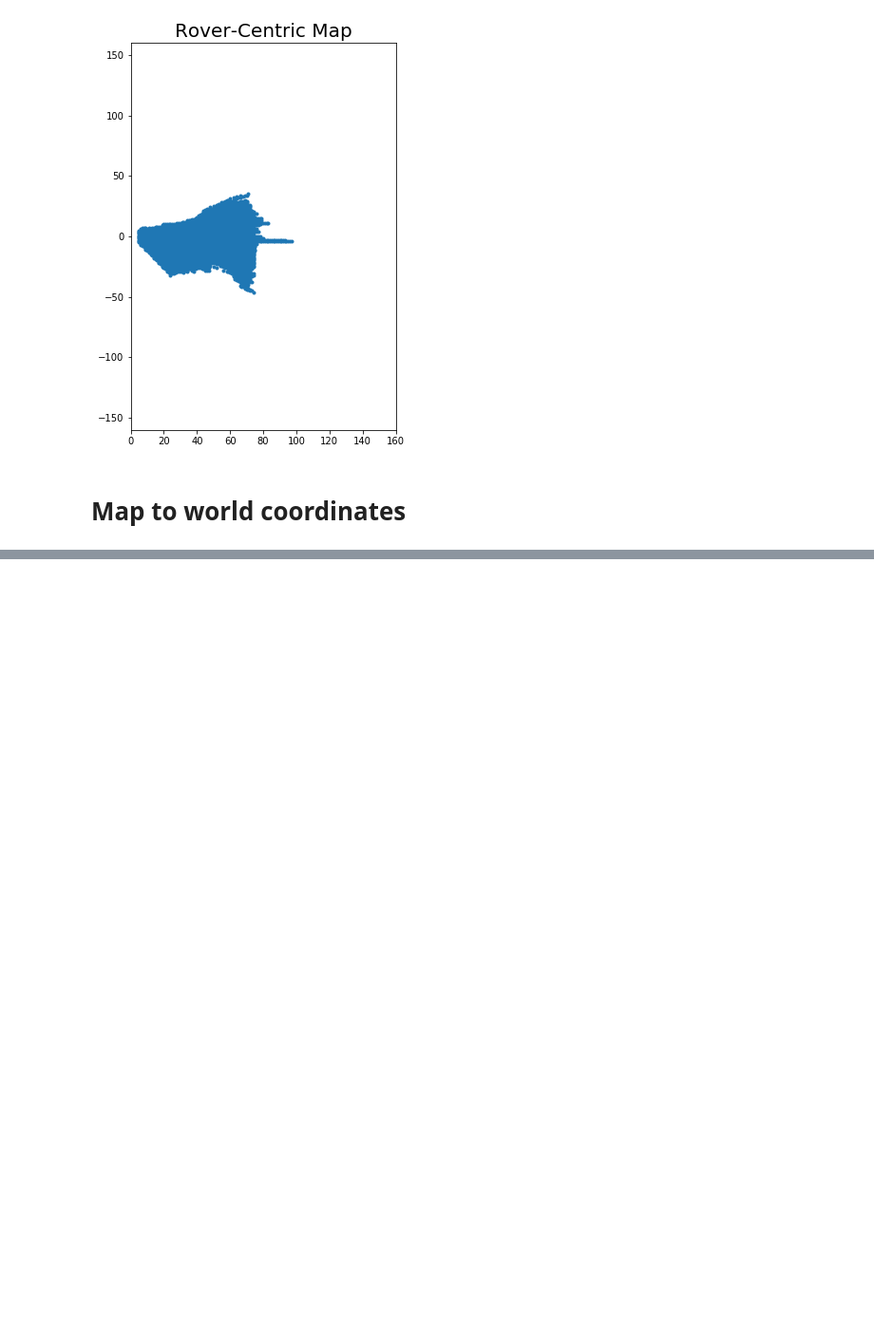
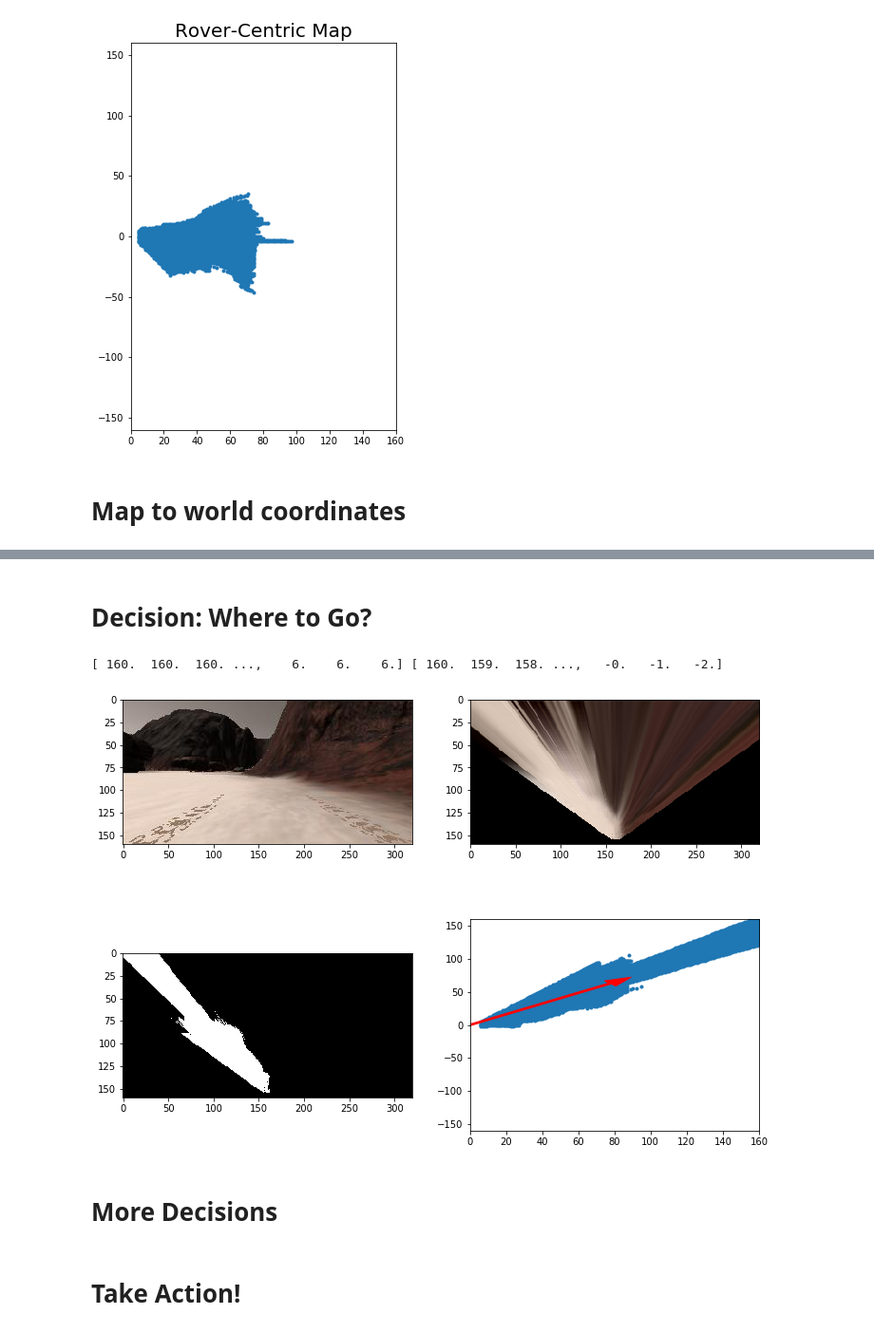
Before and after one commit to Nickolaim/udacity_rover_sim, a Jupyter notebook: perseption.ipynb, the cells around one changed output, grey strips where cells are left out. Shown at 95% size. Saved outputs shown, nothing was run; the diff lists cells and outputs as text; code cells hidden in the pictures; blank space fills up the shorter version.

```diff
--- a/perseption.ipynb
+++ b/perseption.ipynb
@@ -273,0 +274,39 @@ Xpos = [ 78.29213889] Ypos = [ 163.25749384] Yaw = [ 27.18314263]
+# %% [markdown]
+# Decision: Where to Go?
+# %%
+def to_polar_coords(xpix, ypix):
+    # Calculate distance to each pixel
+    dist = np.sqrt(xpix**2 + ypix**2)
+    # Calculate angle using arctangent function
+    angles = np.arctan2(ypix, xpix)
+    return dist, angles
+
+image = mpimg.imread('data/angle_example.jpg')
+warped = perspect_transform(image, source, destination)
+colorsel = color_thresh(warped, rgb_thresh=(160, 160, 160)) # Threshold the warped image
+xpix, ypix = rover_coords(colorsel)  # Convert to rover-centric coords
+distances, angles = to_polar_coords(xpix, ypix) # Convert to polar coords
+avg_angle = np.mean(angles) # Compute the average angle
+
+# Do some plotting
+fig = plt.figure(figsize=(12,9))
+plt.subplot(221)
+plt.imshow(image)
+plt.subplot(222)
+plt.imshow(warped)
+plt.subplot(223)
+plt.imshow(colorsel, cmap='gray')
+plt.subplot(224)
+plt.plot(xpix, ypix, '.')
+plt.ylim(-160, 160)
+plt.xlim(0, 160)
+arrow_length = 100
+x_arrow = arrow_length * np.cos(avg_angle)
+y_arrow = arrow_length * np.sin(avg_angle)
+plt.arrow(0, 0, x_arrow, y_arrow, color='red', zorder=2, head_width=10, width=2)
+plt.show()
+# %% [output]
+[ 160.  160.  160. ...,    6.    6.    6.] [ 160.  159.  158. ...,   -0.   -1.   -2.]
+[figure, added]
+# %% [markdown]
+# More Decisions
@@ -273,0 +352,2 @@ Xpos = [ 78.29213889] Ypos = [ 163.25749384] Yaw = [ 27.18314263]
+# %% [markdown]
+# Take Action!
```
Also changed, not shown: parts of 3 cells of this notebook, 1 other file.
